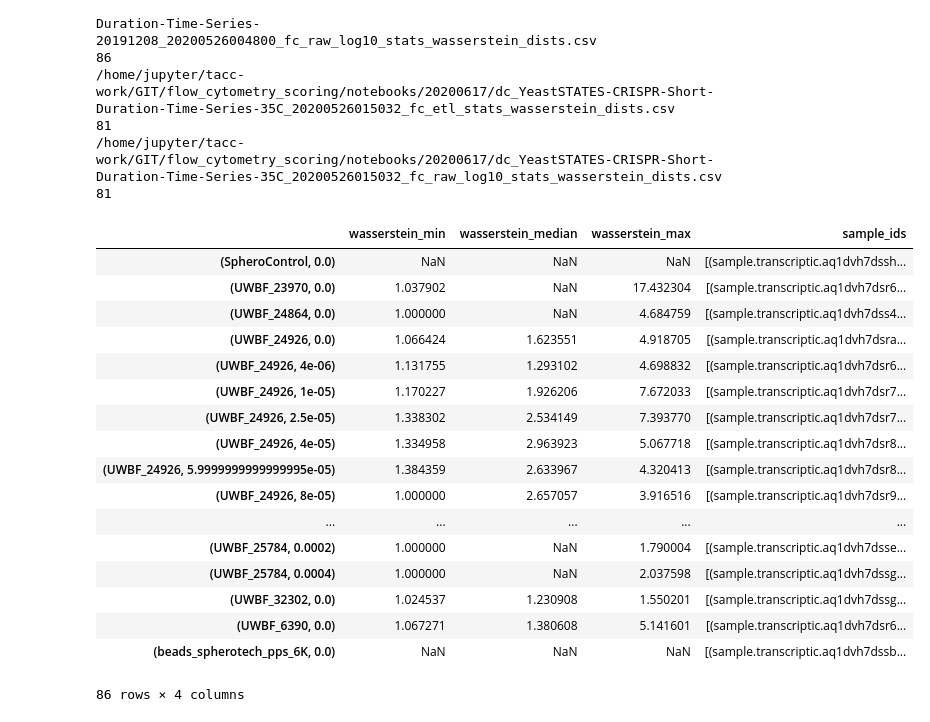
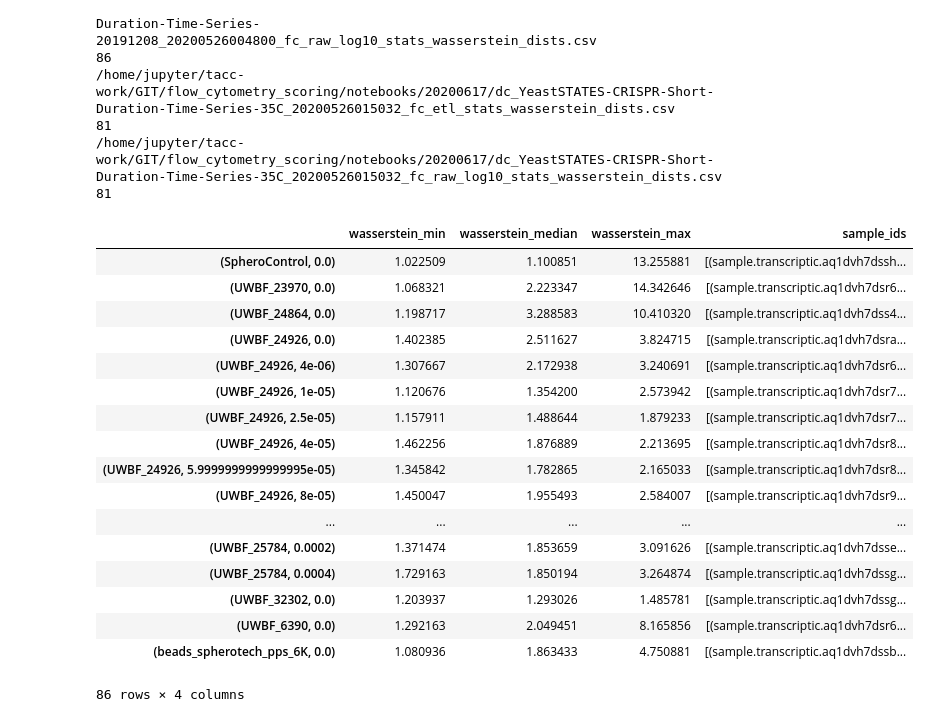
Before and after one commit to SD2E/precomputed-data-table, a Jupyter notebook: notebooks/TenFoldComparisons.ipynb, the cells around one changed output. Drawn from its saved outputs; the diff is of its cells as text; code cells hidden in the pictures.

```diff
--- a/notebooks/TenFoldComparisons.ipynb
+++ b/notebooks/TenFoldComparisons.ipynb
@@ -9,4 +9,4 @@ plt.rcParams.update({'font.size': 18})
 # %%
 DATA_CONVERGE_PROJECT="sd2e-project-43/test/batch_20200525"
 base_dir = os.path.join(os.path.expanduser("~"), 'sd2e-projects')
-RESULTSDIR = "./20200617"
+RESULTSDIR = "../../flow_cytometry_scoring/notebooks/20200617"
@@ -73,7 +61,7 @@ def get_matrix(df):
     #for results df
     return df.values
 
-def get_samp_ids_per_time_point(df,col,value):
+def get_samp_ids(df,col,value):
     # for group in grouped metadata df
     df2 = df[df[col] == value]
     return df2["sample_id"].values
@@ -84,7 +72,7 @@ def get_index_pair_value(results,samp_id_order,id1,id2):
     ind2 = samp_id_order.index(id2)
     return results[ind1,ind2]
 # %%
-def compute_time_difference(results_file, metadata_file, columns, comparison_column, comparison_values):
+def compute_difference(results_file, metadata_file, columns, comparison_column, comparison_values):
     '''
     results_file = Wasserstein results
     metadata_file = csv with merged metadata columns
@@ -101,8 +89,8 @@ def compute_time_difference(results_file, metadata_file, columns, comparison_col
     values = {}
     missing = []
     for name,group in meta_grouped:
-        initial_ids = get_samp_ids_per_time_point(group,comparison_column,comparison_values[0])
-        final_ids = get_samp_ids_per_time_point(group,comparison_column,comparison_values[1])
+        initial_ids = get_samp_ids(group,comparison_column,comparison_values[0])
+        final_ids = get_samp_ids(group,comparison_column,comparison_values[1])
         group_vals = []
         pairs = []
         for samp_id_init in initial_ids:
@@ -131,7 +119,7 @@ def save_params(params,fname):
 def compute_summary(results_dir_contents, meta_files, groupby_columns, comparison_column, comparison_values,identifier = "_time_diff_"):
     all_summaries = {}
     for results_file,metadata_file in zip(results_dir_contents,meta_files):
-        summary,_ = compute_time_difference(results_file, metadata_file, groupby_columns, comparison_column, comparison_values)
+        summary,_ = compute_difference(results_file, metadata_file, groupby_columns, comparison_column, comparison_values)
         #fname = results_file.split(".")[0] + identifier + "summary_" + datetime + ".csv"
         fname = results_file.split("/")[-1].split(".")[0] + identifier + "summary_" + datetime + ".csv"
         save_summary(summary,fname)
@@ -182,24 +170,24 @@ for r,s in all_summaries.items():
 /home/jupyter/tacc-work/GIT/flow_cytometry_scoring/notebooks/20200617/dc_YeastSTATES-CRISPR-Short-Duration-Time-Series-35C_20200526015032_fc_raw_log10_stats_wasserstein_dists.csv
 81
 # %%
-all_summaries["/home/jupyter/tacc-work/GIT/flow_cytometry_scoring/notebooks/20200617/dc_YeastSTATES-CRISPR-Short-Duration-Time-Series-20191208_20200526004800_fc_etl_stats_wasserstein_dists.csv"]
+all_summaries["/home/jupyter/tacc-work/GIT/flow_cytometry_scoring/notebooks/20200617/dc_YeastSTATES-CRISPR-Short-Duration-Time-Series-20191208_20200526004800_fc_raw_log10_stats_wasserstein_dists.csv"]
 # %% [output]
 |  | wasserstein_min | wasserstein_median | wasserstein_max | sample_ids |
-| (SpheroControl, 0.0) | NaN | NaN | NaN | [(sample.transcriptic.aq1dvh7dssh... |
-| (UWBF_23970, 0.0) | 1.037902 | NaN | 17.432304 | [(sample.transcriptic.aq1dvh7dsr6... |
-| (UWBF_24864, 0.0) | 1.000000 | NaN | 4.684759 | [(sample.transcriptic.aq1dvh7dss4... |
-| (UWBF_24926, 0.0) | 1.066424 | 1.623551 | 4.918705 | [(sample.transcriptic.aq1dvh7dsra... |
-| (UWBF_24926, 4e-06) | 1.131755 | 1.293102 | 4.698832 | [(sample.transcriptic.aq1dvh7dsr6... |
-| (UWBF_24926, 1e-05) | 1.170227 | 1.926206 | 7.672033 | [(sample.transcriptic.aq1dvh7dsr7... |
-| (UWBF_24926, 2.5e-05) | 1.338302 | 2.534149 | 7.393770 | [(sample.transcriptic.aq1dvh7dsr7... |
-| (UWBF_24926, 4e-05) | 1.334958 | 2.963923 | 5.067718 | [(sample.transcriptic.aq1dvh7dsr8... |
-| (UWBF_24926, 5.9999999999999995e-05) | 1.384359 | 2.633967 | 4.320413 | [(sample.transcriptic.aq1dvh7dsr8... |
-| (UWBF_24926, 8e-05) | 1.000000 | 2.657057 | 3.916516 | [(sample.transcriptic.aq1dvh7dsr9... |
+| (SpheroControl, 0.0) | 1.022509 | 1.100851 | 13.255881 | [(sample.transcriptic.aq1dvh7dssh... |
+| (UWBF_23970, 0.0) | 1.068321 | 2.223347 | 14.342646 | [(sample.transcriptic.aq1dvh7dsr6... |
+| (UWBF_24864, 0.0) | 1.198717 | 3.288583 | 10.410320 | [(sample.transcriptic.aq1dvh7dss4... |
+| (UWBF_24926, 0.0) | 1.402385 | 2.511627 | 3.824715 | [(sample.transcriptic.aq1dvh7dsra... |
+| (UWBF_24926, 4e-06) | 1.307667 | 2.172938 | 3.240691 | [(sample.transcriptic.aq1dvh7dsr6... |
+| (UWBF_24926, 1e-05) | 1.120676 | 1.354200 | 2.573942 | [(sample.transcriptic.aq1dvh7dsr7... |
+| (UWBF_24926, 2.5e-05) | 1.157911 | 1.488644 | 1.879233 | [(sample.transcriptic.aq1dvh7dsr7... |
+| (UWBF_24926, 4e-05) | 1.462256 | 1.876889 | 2.213695 | [(sample.transcriptic.aq1dvh7dsr8... |
+| (UWBF_24926, 5.9999999999999995e-05) | 1.345842 | 1.782865 | 2.165033 | [(sample.transcriptic.aq1dvh7dsr8... |
+| (UWBF_24926, 8e-05) | 1.450047 | 1.955493 | 2.584007 | [(sample.transcriptic.aq1dvh7dsr9... |
 | ... | ... | ... | ... | ... |
-| (UWBF_25784, 0.0002) | 1.000000 | NaN | 1.790004 | [(sample.transcriptic.aq1dvh7dsse... |
-| (UWBF_25784, 0.0004) | 1.000000 | NaN | 2.037598 | [(sample.transcriptic.aq1dvh7dssg... |
-| (UWBF_32302, 0.0) | 1.024537 | 1.230908 | 1.550201 | [(sample.transcriptic.aq1dvh7dssg... |
-| (UWBF_6390, 0.0) | 1.067271 | 1.380608 | 5.141601 | [(sample.transcriptic.aq1dvh7dsr6... |
-| (beads_spherotech_pps_6K, 0.0) | NaN | NaN | NaN | [(sample.transcriptic.aq1dvh7dssb... |
+| (UWBF_25784, 0.0002) | 1.371474 | 1.853659 | 3.091626 | [(sample.transcriptic.aq1dvh7dsse... |
+| (UWBF_25784, 0.0004) | 1.729163 | 1.850194 | 3.264874 | [(sample.transcriptic.aq1dvh7dssg... |
+| (UWBF_32302, 0.0) | 1.203937 | 1.293026 | 1.485781 | [(sample.transcriptic.aq1dvh7dssg... |
+| (UWBF_6390, 0.0) | 1.292163 | 2.049451 | 8.165856 | [(sample.transcriptic.aq1dvh7dsr6... |
+| (beads_spherotech_pps_6K, 0.0) | 1.080936 | 1.863433 | 4.750881 | [(sample.transcriptic.aq1dvh7dssb... |
 86 rows × 4 columns
 # %%
```
Also changed, not shown: parts of 10 cells of this notebook.
